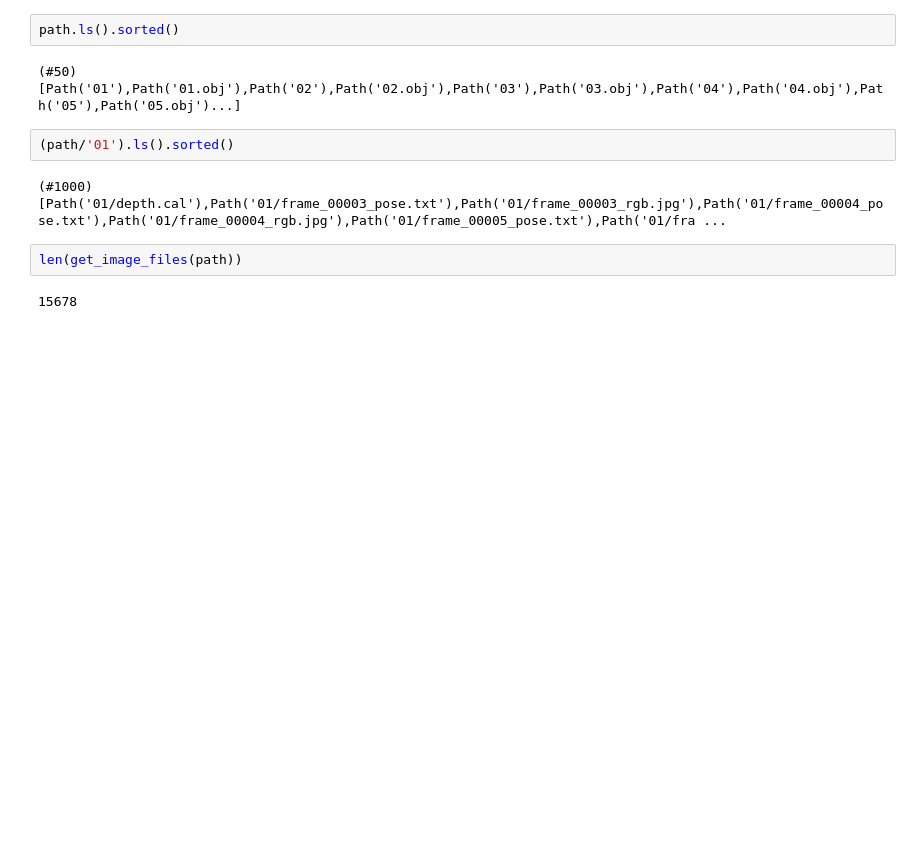
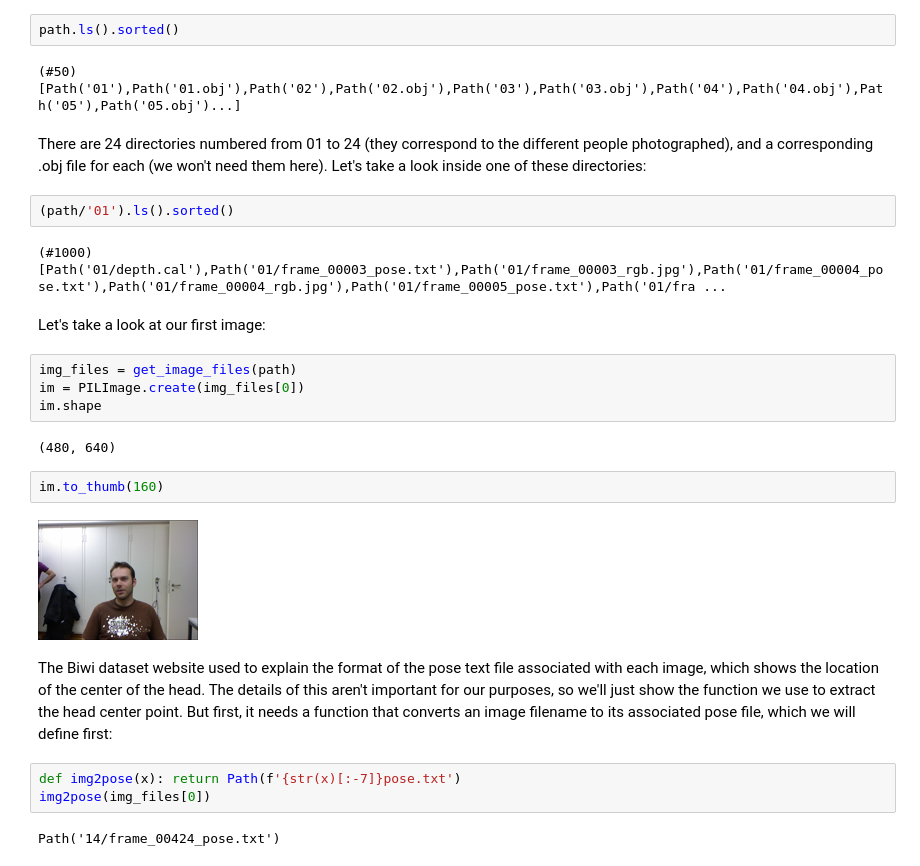
Before and after one commit to rohitnikam1/Fastai-projects, a Jupyter notebook: multi_label_classification_and_image_regression.ipynb, the cells around one changed output. Saved outputs shown, nothing was run; the diff lists cells and outputs as text; blank space fills up the shorter version.

```diff
--- a/multi_label_classification_and_image_regression.ipynb
+++ b/multi_label_classification_and_image_regression.ipynb
@@ -331,11 +340,28 @@ Path.BASE_PATH = path
 path.ls().sorted()
 # %% [output]
 (#50) [Path('01'),Path('01.obj'),Path('02'),Path('02.obj'),Path('03'),Path('03.obj'),Path('04'),Path('04.obj'),Path('05'),Path('05.obj')...]
+# %% [markdown]
+There are 24 directories numbered from 01 to 24 (they correspond to the different people photographed), and a corresponding .obj file for each (we won't need them here). Let's take a look inside one of these directories:
 # %%
 (path/'01').ls().sorted()
 # %% [output]
 (#1000) [Path('01/depth.cal'),Path('01/frame_00003_pose.txt'),Path('01/frame_00003_rgb.jpg'),Path('01/frame_00004_pose.txt'),Path('01/frame_00004_rgb.jpg'),Path('01/frame_00005_pose.txt'),Path('01/fra ...
-# %%
-len(get_image_files(path))
-# %% [output]
-15678
+# %% [markdown]
+Let's take a look at our first image:
+# %%
+img_files = get_image_files(path)
+im = PILImage.create(img_files[0])
+im.shape
+# %% [output]
+(480, 640)
+# %%
+im.to_thumb(160)
+# %% [output]
+[figure, added]
+# %% [markdown]
+The Biwi dataset website used to explain the format of the pose text file associated with each image, which shows the location of the center of the head. The details of this aren't important for our purposes, so we'll just show the function we use to extract the head center point. But first, it needs a function that converts an image filename to its associated pose file, which we will define first:
+# %%
+def img2pose(x): return Path(f'{str(x)[:-7]}pose.txt')
+img2pose(img_files[0])
+# %% [output]
+Path('14/frame_00424_pose.txt')
```
Also changed, not shown: parts of 25 cells of this notebook.
